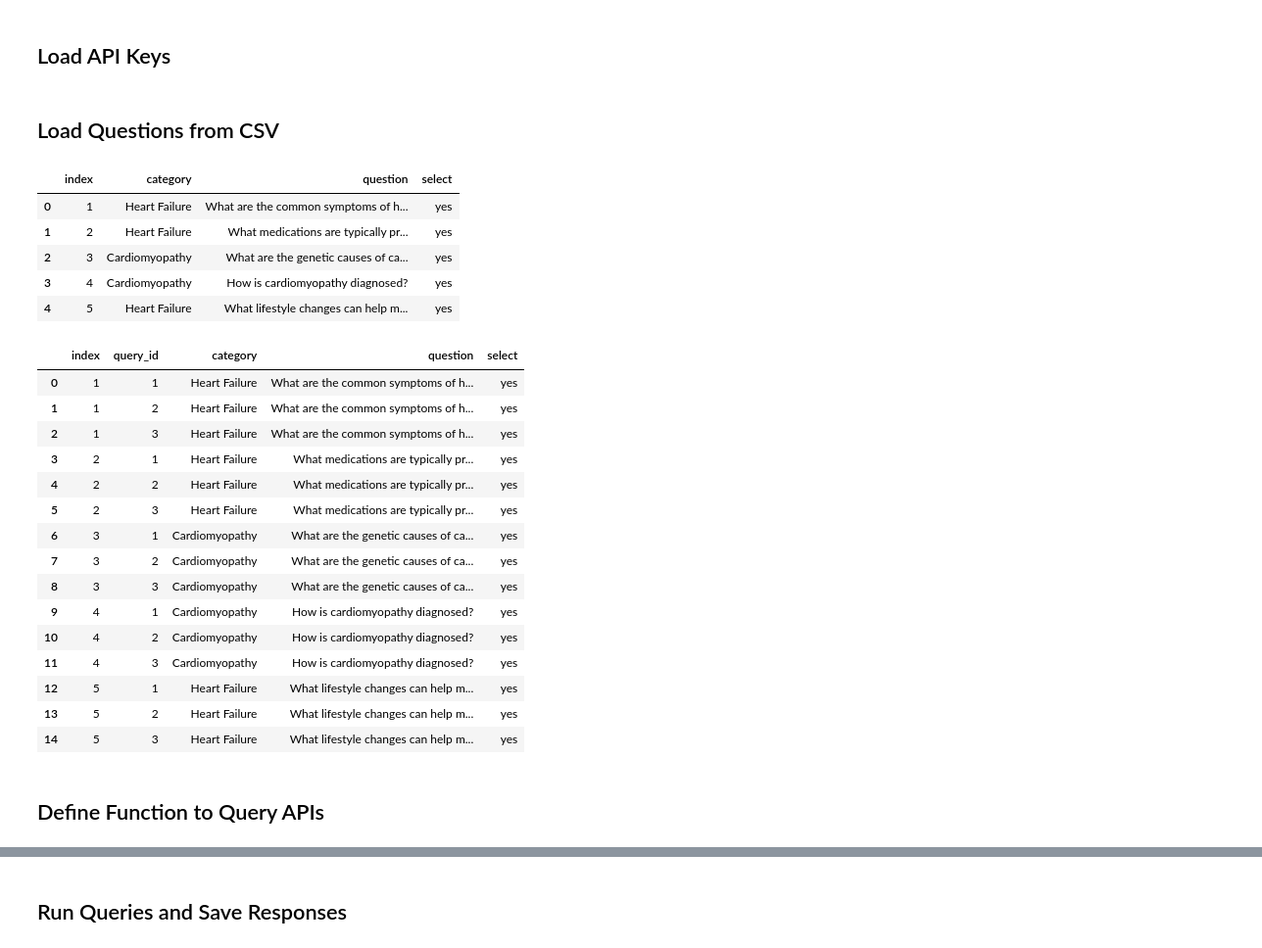
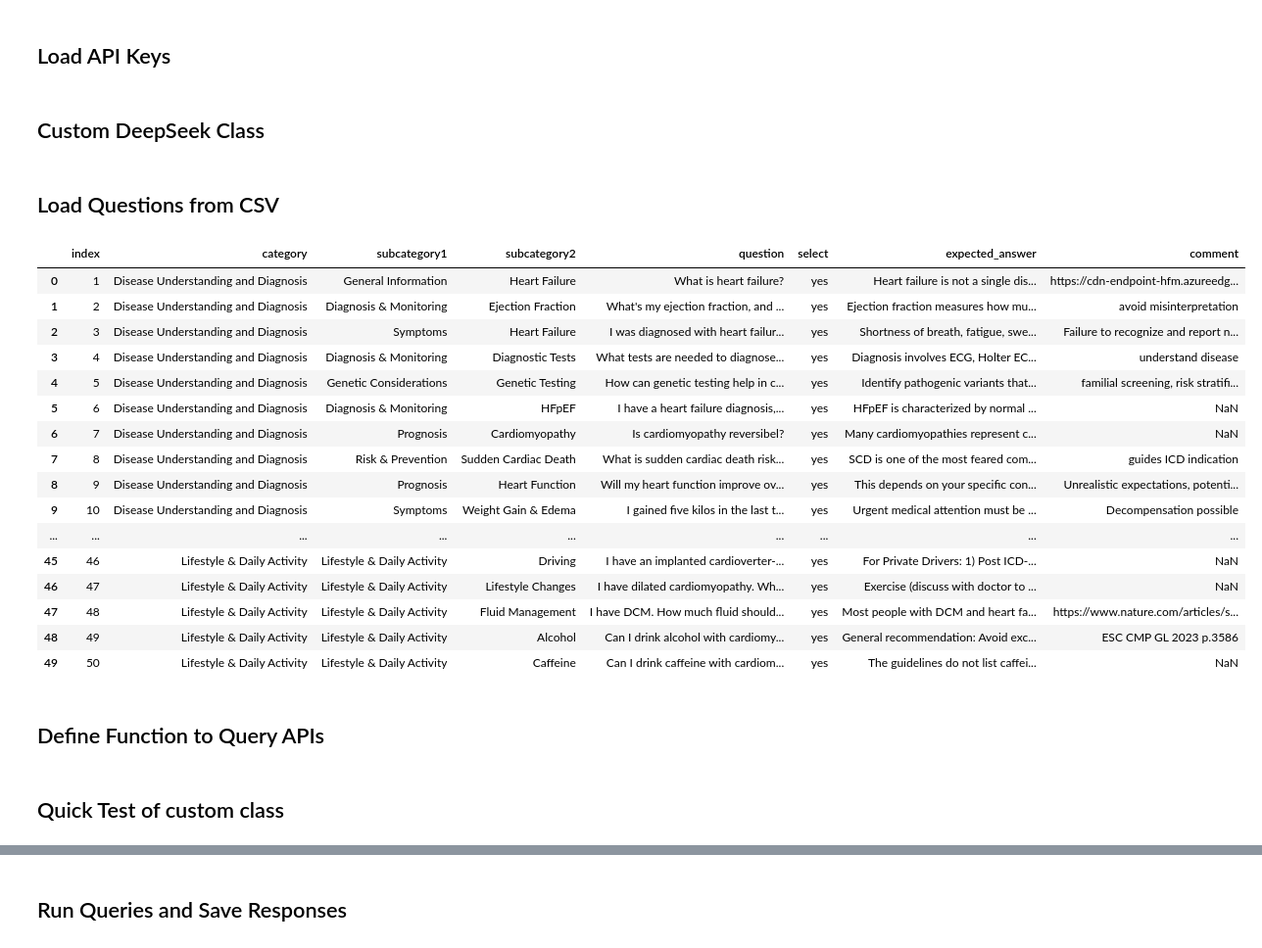
Before and after one commit to q050cr/llm_eval2025, a Jupyter notebook: notebooks/chatlas_query.ipynb, the cells around one changed output, grey strips where cells are left out. Shown at 98% size. Cells and saved outputs as stored; diff of their text form; code cells hidden in the pictures.

```diff
--- a/notebooks/chatlas_query.ipynb
+++ b/notebooks/chatlas_query.ipynb
@@ -21,3 +24,5 @@ openai_api_key = os.getenv("OPENAI_API_KEY")
 google_api_key = os.getenv("GOOGLE_API_KEY")
 perplexity_api_key = os.getenv("PERPLEXITY_API_KEY")
 github_pat = os.getenv("GITHUB_PAT")
+# %% [markdown]
+## Custom DeepSeek Class
@@ -24,46 +58,27 @@ github_pat = os.getenv("GITHUB_PAT")
 # %% [markdown]
 ## Load Questions from CSV
 # %%
-questions_df = pd.read_csv("./data/sample_questions.csv")
+questions_df = pd.read_csv("./data/questions/FAQ_HF_CMP_Patient_20250519.csv")
 questions_df = questions_df[questions_df['select'] == 'yes']
 questions_df
 # %% [output]
-|  | index | category | question | select |
-| 0 | 1 | Heart Failure | What are the common symptoms of h... | yes |
-| 1 | 2 | Heart Failure | What medications are typically pr... | yes |
-| 2 | 3 | Cardiomyopathy | What are the genetic causes of ca... | yes |
-| 3 | 4 | Cardiomyopathy | How is cardiomyopathy diagnosed? | yes |
-| 4 | 5 | Heart Failure | What lifestyle changes can help m... | yes |
+|  | index | category | subcategory1 | subcategory2 | question | select | expected_answer | comment |
+| 0 | 1 | Disease Understanding and Diagnosis | General Information | Heart Failure | What is heart failure? | yes | Heart failure is not a single dis... | https://cdn-endpoint-hfm.azureedg... |
+| 1 | 2 | Disease Understanding and Diagnosis | Diagnosis & Monitoring | Ejection Fraction | What's my ejection fraction, and ... | yes | Ejection fraction measures how mu... | avoid misinterpretation |
+| 2 | 3 | Disease Understanding and Diagnosis | Symptoms | Heart Failure | I was diagnosed with heart failur... | yes | Shortness of breath, fatigue, swe... | Failure to recognize and report n... |
+| 3 | 4 | Disease Understanding and Diagnosis | Diagnosis & Monitoring | Diagnostic Tests | What tests are needed to diagnose... | yes | Diagnosis involves ECG, Holter EC... | understand disease |
+| 4 | 5 | Disease Understanding and Diagnosis | Genetic Considerations | Genetic Testing | How can genetic testing help in c... | yes | Identify pathogenic variants that... | familial screening, risk stratifi... |
+| 5 | 6 | Disease Understanding and Diagnosis | Diagnosis & Monitoring | HFpEF | I have a heart failure diagnosis,... | yes | HFpEF is characterized by normal ... | NaN |
+| 6 | 7 | Disease Understanding and Diagnosis | Prognosis | Cardiomyopathy | Is cardiomyopathy reversibel? | yes | Many cardiomyopathies represent c... | NaN |
+| 7 | 8 | Disease Understanding and Diagnosis | Risk & Prevention | Sudden Cardiac Death | What is sudden cardiac death risk... | yes | SCD is one of the most feared com... | guides ICD indication |
+| 8 | 9 | Disease Understanding and Diagnosis | Prognosis | Heart Function | Will my heart function improve ov... | yes | This depends on your specific con... | Unrealistic expectations, potenti... |
+| 9 | 10 | Disease Understanding and Diagnosis | Symptoms | Weight Gain & Edema | I gained five kilos in the last t... | yes | Urgent medical attention must be ... | Decompensation possible |
+| ... | ... | ... | ... | ... | ... | ... | ... | ... |
+| 45 | 46 | Lifestyle & Daily Activity | Lifestyle & Daily Activity | Driving | I have an implanted cardioverter-... | yes | For Private Drivers: 1) Post ICD-... | NaN |
+| 46 | 47 | Lifestyle & Daily Activity | Lifestyle & Daily Activity | Lifestyle Changes | I have dilated cardiomyopathy. Wh... | yes | Exercise (discuss with doctor to ... | NaN |
+| 47 | 48 | Lifestyle & Daily Activity | Lifestyle & Daily Activity | Fluid Management | I have DCM. How much fluid should... | yes | Most people with DCM and heart fa... | https://www.nature.com/articles/s... |
+| 48 | 49 | Lifestyle & Daily Activity | Lifestyle & Daily Activity | Alcohol | Can I drink alcohol with cardiomy... | yes | General recommendation: Avoid exc... | ESC CMP GL 2023 p.3586 |
+| 49 | 50 | Lifestyle & Daily Activity | Lifestyle & Daily Activity | Caffeine | Can I drink caffeine with cardiom... | yes | The guidelines do not list caffei... | NaN |
-# %%
-# Repeat each question n_queries times
-questions_df = questions_df.loc[questions_df.index.repeat(
-    n_queries)].reset_index(drop=True)
-
-# Add query_id column to differentiate between repetitions
-questions_df['query_id'] = questions_df.groupby('index').cumcount() + 1
-
-# Reorder columns to place 'query_id' after 'index'
-cols = questions_df.columns.tolist()
-cols.insert(1, cols.pop(cols.index('query_id')))
-questions_df = questions_df[cols]
-questions_df
-# %% [output]
-|  | index | query_id | category | question | select |
-| 0 | 1 | 1 | Heart Failure | What are the common symptoms of h... | yes |
-| 1 | 1 | 2 | Heart Failure | What are the common symptoms of h... | yes |
-| 2 | 1 | 3 | Heart Failure | What are the common symptoms of h... | yes |
-| 3 | 2 | 1 | Heart Failure | What medications are typically pr... | yes |
-| 4 | 2 | 2 | Heart Failure | What medications are typically pr... | yes |
-| 5 | 2 | 3 | Heart Failure | What medications are typically pr... | yes |
-| 6 | 3 | 1 | Cardiomyopathy | What are the genetic causes of ca... | yes |
-| 7 | 3 | 2 | Cardiomyopathy | What are the genetic causes of ca... | yes |
-| 8 | 3 | 3 | Cardiomyopathy | What are the genetic causes of ca... | yes |
-| 9 | 4 | 1 | Cardiomyopathy | How is cardiomyopathy diagnosed? | yes |
-| 10 | 4 | 2 | Cardiomyopathy | How is cardiomyopathy diagnosed? | yes |
-| 11 | 4 | 3 | Cardiomyopathy | How is cardiomyopathy diagnosed? | yes |
-| 12 | 5 | 1 | Heart Failure | What lifestyle changes can help m... | yes |
-| 13 | 5 | 2 | Heart Failure | What lifestyle changes can help m... | yes |
-| 14 | 5 | 3 | Heart Failure | What lifestyle changes can help m... | yes |
 # %% [markdown]
 ## Define Function to Query APIs
 # %%
@@ -157,0 +226,2 @@ def query_models_chatlas(questions_df, models_to_run=['openai', 'google', 'perpl
+# %% [markdown]
+## Quick Test of custom class
```
Also changed, not shown: parts of 11 cells of this notebook, 13 other files.
